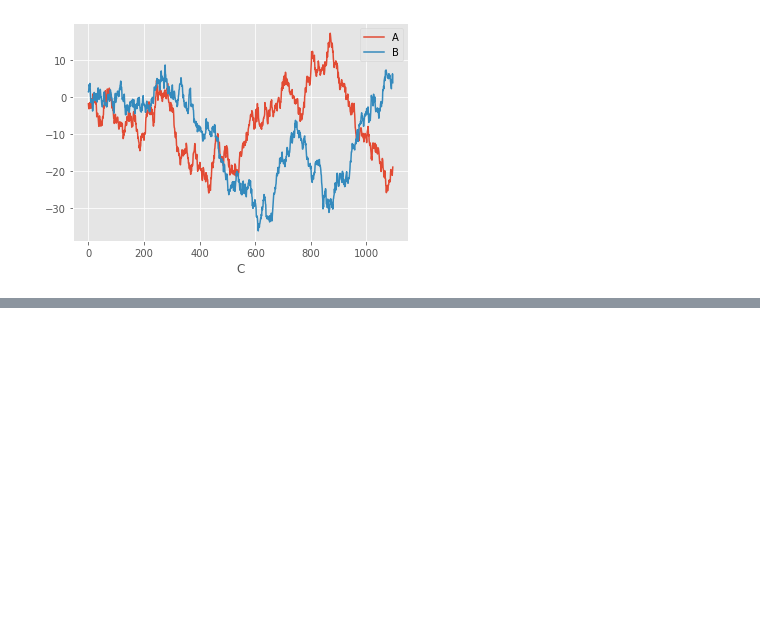
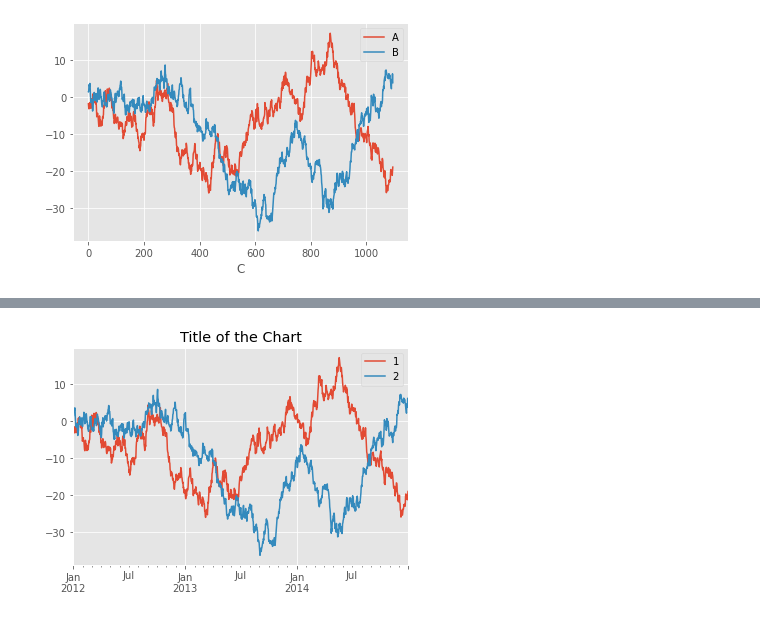
Before and after one commit to apkap83/Pandas_Notes, a Jupyter notebook: Learning_Pandas_Chapter_11 - Visualization.ipynb, the cells around one changed output, grey strips where cells are left out. Drawn from its saved outputs; the diff is of its cells as text; code cells hidden in the pictures; blank space fills up the shorter version.

```diff
--- a/Learning_Pandas_Chapter_11 - Visualization.ipynb
+++ b/Learning_Pandas_Chapter_11 - Visualization.ipynb
@@ -184,0 +222,9 @@ df2.plot(x='C', y=['A', 'B']);
+# %%
+# change the legend items to be different
+# from the names of the columns in the DataFrame
+ax = walk_df.plot(title='Title of the Chart')
+
+# this sets the legend labels
+ax.legend(['1', '2']);
+# %% [output]
+[figure, added]
```
Also changed, not shown: parts of 17 cells of this notebook.
